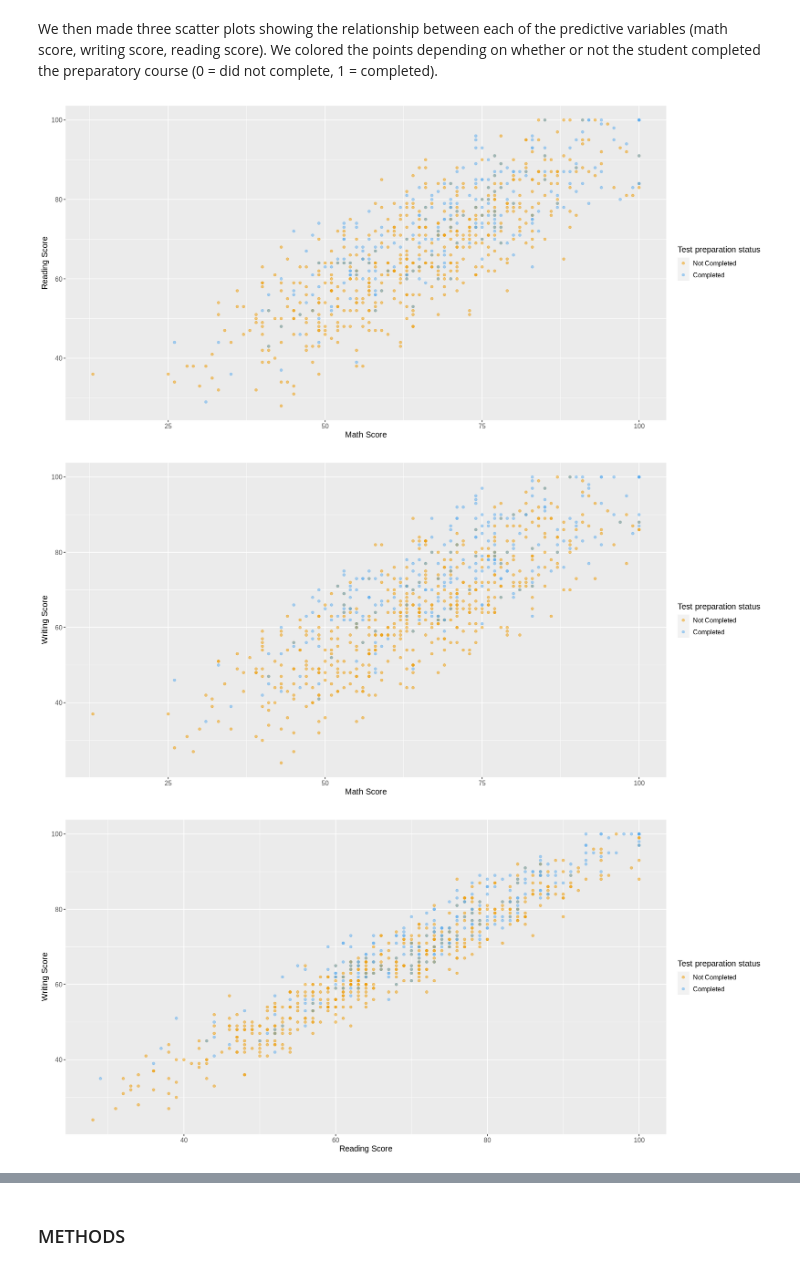
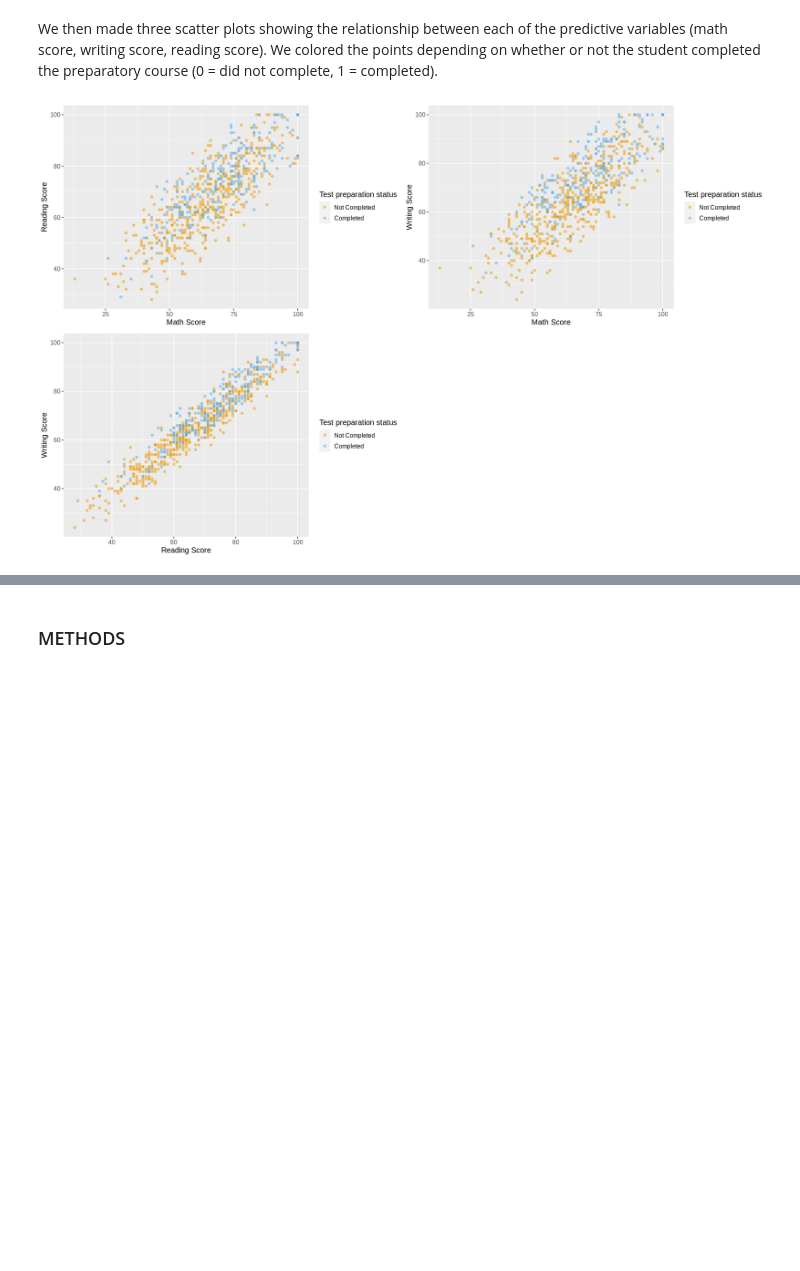
Before and after one commit to mayas02/dsci-100-2022w1-group-89, a Jupyter notebook: dataset.ipynb, the cells around one changed output, grey strips where cells are left out. Cells and saved outputs as stored; diff of their text form; code cells hidden in the pictures; blank space fills up the shorter version.

```diff
--- a/dataset.ipynb
+++ b/dataset.ipynb
@@ -132,6 +151,7 @@ A tibble: 2 × 3
 # %% [markdown]
 We then made three scatter plots showing the relationship between each of the predictive variables (math score, writing score, reading score).  We colored the points depending on whether or not the student completed the preparatory course (0 = did not complete, 1 = completed).
 # %%
+options(repr.plot.width = 16, repr.plot.height = 10)
 exam_plot1 <- exam_training |>
   ggplot(aes(x = math.score, y = reading.score, color = test.preparation.course)) +
   geom_point(alpha = 0.5) +
@@ -142,36 +162,31 @@ scale_color_manual(labels = c("Not Completed", "Completed"),
                      values = c("orange2", "steelblue2")) +
 
   theme(text = element_text(size = 12))
-exam_plot1
 
 
 exam_plot2 <- exam_training |>
   ggplot(aes(x = math.score, y = writing.score, color = test.preparation.course)) +
   geom_point(alpha = 0.5) +
   labs(x = "Math Score",
        y = "Writing Score",
        color = "Test preparation status") +
 scale_color_manual(labels = c("Not Completed", "Completed"),
                      values = c("orange2", "steelblue2")) +
   theme(text = element_text(size = 12))
-exam_plot2
 
 
 
 exam_plot3 <- exam_training |>
   ggplot(aes(x = reading.score, y = writing.score, color = test.preparation.course)) +
   geom_point(alpha = 0.5) +
   labs(x = "Reading Score",
        y = "Writing Score",
        color = "Test preparation status") +
 scale_color_manual(labels = c("Not Completed", "Completed"),
                      values = c("orange2", "steelblue2")) +
   theme(text = element_text(size = 12))
-exam_plot3
 
 exam_plots <- plot_grid(exam_plot1, exam_plot2, exam_plot3)
 exam_plots
 # %% [output]
-[figure, old version]
+[figure, new version]
-[figure, removed]
-[figure, removed]
```
Also changed, not shown: parts of 6 cells of this notebook.
